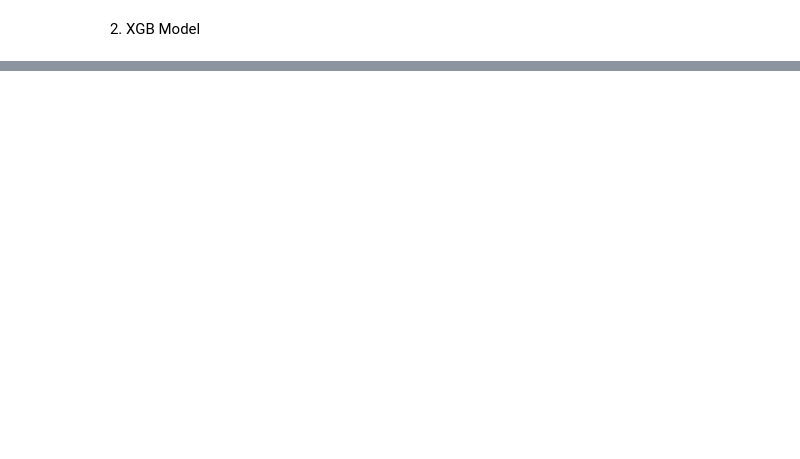
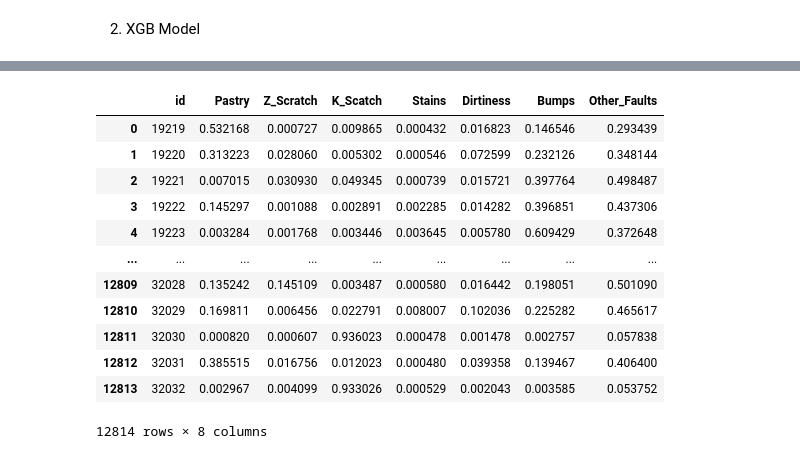
Before and after one commit to Rachel0619/Kaggle_Steel-Plate-Defect-Prediction, a Jupyter notebook: ml-separate-models-on-labels.ipynb, the cells around one changed output, grey strips where cells are left out. Saved outputs shown, nothing was run; the diff lists cells and outputs as text; code cells hidden in the pictures; blank space fills up the shorter version.

Commit message:
Kaggle Notebook | ML | Separate Models on labels | Version 5

```diff
--- a/ml-separate-models-on-labels.ipynb
+++ b/ml-separate-models-on-labels.ipynb
@@ -360,4 +360,8 @@ num_cols = features.copy()
 cat_cols = ["TypeOfSteel_A300","TypeOfSteel_A400"]
 for f in cat_cols:
     num_cols.remove(f)
+# %%
+drop_cols=['Y_Maximum','SigmoidOfAreas','Edges_X_Index','X_Perimeter']
+X_train = X_train.drop(drop_cols,axis=1)
+X_test = X_test.drop(drop_cols, axis=1)
 # %%
@@ -567,9 +585,9 @@ score_list, oof_list, predict_list = pd.DataFrame(), pd.DataFrame(), pd.DataFram
 # %%
-for t in target_cols:
-    RFC = RandomForestClassifier(random_state=CFG['RANDOM_SEED'])
-    print("RandomForest for {t}")
-    val_scores,val_predictions,test_predictions = cross_val_model(RFC, X_train_scaled, y_train[t], X_test_scaled, t)
+# for t in target_cols:
+#     RFC = RandomForestClassifier(random_state=CFG['RANDOM_SEED'])
+#     print("RandomForest for {t}")
+#     val_scores,val_predictions,test_predictions = cross_val_model(RFC, X_train_scaled, y_train[t], X_test_scaled, t)
 
-    # Save train/test predictions in dataframes
-    oof_list[f"rfc_{t}"] = val_predictions[:,1]
-    predict_list[f"rfc_{t}"] = test_predictions[:,1]
+#     # Save train/test predictions in dataframes
+#     oof_list[f"rfc_{t}"] = val_predictions[:,1]
+#     predict_list[f"rfc_{t}"] = test_predictions[:,1]
@@ -626 +631,17 @@ class xgb_objective:
         return np.array(val_scores).mean()
+# %%
+best_params = {}
+best_params["Pastry"] = {'grow_policy': 'lossguide', 'n_estimators': 1281, 'learning_rate': 0.05539310127748225, 'gamma': 0.5763969597915574, 'subsample': 0.7067529207284851, 'colsample_bytree': 0.3105611551003406, 'max_depth': 5, 'min_child_weight': 3, 'reg_lambda': 3.667364559050534, 'reg_alpha': 0.00039707266380548177}
+best_params['Z_Scratch'] = {'grow_policy': 'depthwise', 'n_estimators': 1535, 'learning_rate': 0.030839620084371147, 'gamma': 0.5140379003268387, 'subsample': 0.5504058887812678, 'colsample_bytree': 0.42643727953122046, 'max_depth': 4, 'min_child_weight': 2, 'reg_lambda': 0.00011563294355444174, 'reg_alpha': 0.05169129800877788}
+best_params['K_Scatch'] = {'grow_policy': 'lossguide', 'n_estimators': 425, 'learning_rate': 0.10550707240790291, 'gamma': 0.3901231530184699, 'subsample': 0.9117879338729504, 'colsample_bytree': 0.27686277259542214, 'max_depth': 22, 'min_child_weight': 16, 'reg_lambda': 1.2891290680266642e-05, 'reg_alpha': 0.010636653541741337}
+best_params['Stains'] = {'grow_policy': 'lossguide', 'n_estimators': 983, 'learning_rate': 0.06573175568457222, 'gamma': 0.33979388193459004, 'subsample': 0.5952116867771186, 'colsample_bytree': 0.7184146060587253, 'max_depth': 8, 'min_child_weight': 3, 'reg_lambda': 0.0005331202301099403, 'reg_alpha': 0.0011955546330394736}
+best_params['Dirtiness'] = {'grow_policy': 'lossguide', 'n_estimators': 715, 'learning_rate': 0.03721947495848875, 'gamma': 0.9626082120985937, 'subsample': 0.5930905644972053, 'colsample_bytree': 0.28913730513173996, 'max_depth': 16, 'min_child_weight': 4, 'reg_lambda': 1.2268570692851347e-05, 'reg_alpha': 4.8304555843804175e-05}
+best_params['Bumps'] =  {'grow_policy': 'depthwise', 'n_estimators': 1266, 'learning_rate': 0.010652917398715213, 'gamma': 0.1417784496858583, 'subsample': 0.9198706907185175, 'colsample_bytree': 0.6513639336912981, 'max_depth': 9, 'min_child_weight': 15, 'reg_lambda': 0.0008112659057834604, 'reg_alpha': 0.3911947055700832}
+best_params['Other_Faults'] = {'grow_policy': 'depthwise', 'n_estimators': 430, 'learning_rate': 0.044883691629882996, 'gamma': 0.5381454211931461, 'subsample': 0.7471922339674787, 'colsample_bytree': 0.7444359467677719, 'max_depth': 3, 'min_child_weight': 2, 'reg_lambda': 9.918392347180179, 'reg_alpha': 0.18835713428662812}
+# %%
+score_list, oof_list, predict_list = pd.DataFrame(), pd.DataFrame(), pd.DataFrame()
+for t in target_cols:
+    XGB = XGBClassifier(**best_params[t],seed=CFG['RANDOM_SEED'])
+    val_scores,val_predictions,test_predictions = cross_val_model(XGB, X_train_scaled, y_train[t], X_test_scaled, t)
+    oof_list[f"{t}"] = val_predictions[:,1]
+    predict_list[f"{t}"] = test_predictions[:,1]
@@ -847,0 +725,22 @@ submission3.to_csv('submission.csv', index=False)
+# %%
+predict_list['sum_val']=predict_list[target_cols].sum(axis=1)
+for i in target_cols:
+    predict_list[i] = predict_list[i]/predict_list['sum_val']
+
+submission=pd.concat([sub_df['id'], predict_list[target_cols]], axis=1)
+submission.to_csv('submission.csv', index=False)
+submission
+# %% [output]
+|  | id | Pastry | Z_Scratch | K_Scatch | Stains | Dirtiness | Bumps | Other_Faults |
+| 0 | 19219 | 0.532168 | 0.000727 | 0.009865 | 0.000432 | 0.016823 | 0.146546 | 0.293439 |
+| 1 | 19220 | 0.313223 | 0.028060 | 0.005302 | 0.000546 | 0.072599 | 0.232126 | 0.348144 |
+| 2 | 19221 | 0.007015 | 0.030930 | 0.049345 | 0.000739 | 0.015721 | 0.397764 | 0.498487 |
+| 3 | 19222 | 0.145297 | 0.001088 | 0.002891 | 0.002285 | 0.014282 | 0.396851 | 0.437306 |
+| 4 | 19223 | 0.003284 | 0.001768 | 0.003446 | 0.003645 | 0.005780 | 0.609429 | 0.372648 |
+| ... | ... | ... | ... | ... | ... | ... | ... | ... |
+| 12809 | 32028 | 0.135242 | 0.145109 | 0.003487 | 0.000580 | 0.016442 | 0.198051 | 0.501090 |
+| 12810 | 32029 | 0.169811 | 0.006456 | 0.022791 | 0.008007 | 0.102036 | 0.225282 | 0.465617 |
+| 12811 | 32030 | 0.000820 | 0.000607 | 0.936023 | 0.000478 | 0.001478 | 0.002757 | 0.057838 |
+| 12812 | 32031 | 0.385515 | 0.016756 | 0.012023 | 0.000480 | 0.039358 | 0.139467 | 0.406400 |
+| 12813 | 32032 | 0.002967 | 0.004099 | 0.933026 | 0.000529 | 0.002043 | 0.003585 | 0.053752 |
+12814 rows × 8 columns
```
Also changed, not shown: parts of 48 cells of this notebook.
